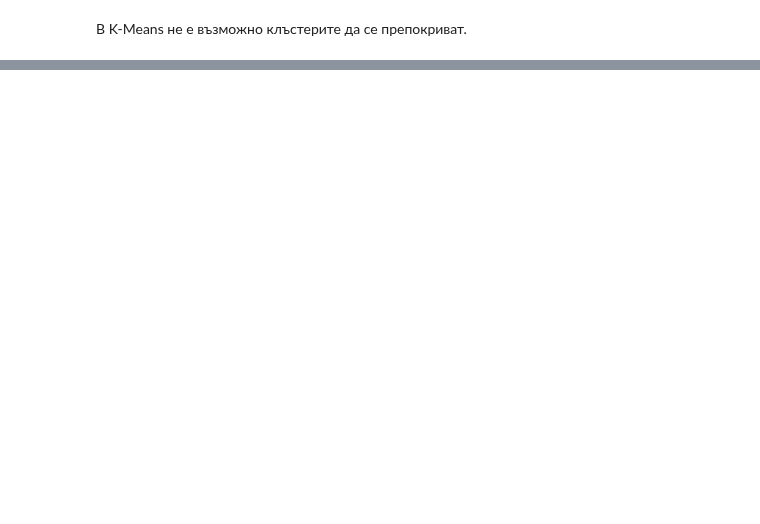
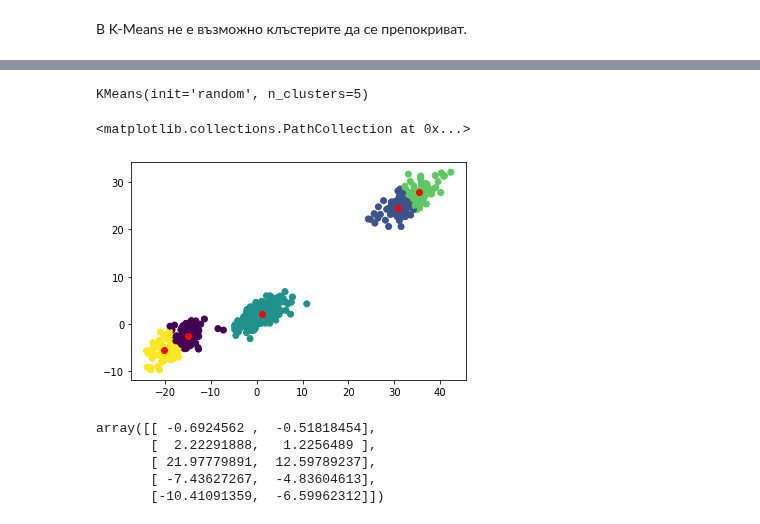
Before and after one commit to GalkaKG/Machine-Learning, a Jupyter notebook: 06.Clustering/Clustering.ipynb, the cells around one changed output, grey strips where cells are left out. Saved outputs shown, nothing was run; the diff lists cells and outputs as text; code cells hidden in the pictures; blank space fills up the shorter version.

```diff
--- a/06.Clustering/Clustering.ipynb
+++ b/06.Clustering/Clustering.ipynb
@@ -227,2 +227,7 @@ plt.scatter(attributes[:, 0], attributes[:, 1], c = k_means.predict(attributes))
 # %% [markdown]
 В K-Means не е възможно клъстерите да се препокриват.
+# %%
+attributes_skewed = attributes @ np.array([
+    [1, 2],
+    [3, 1]
+])
@@ -228,0 +239,18 @@ plt.scatter(attributes[:, 0], attributes[:, 1], c = k_means.predict(attributes))
+# %%
+k_means.fit(attributes_skewed)
+# %% [output]
+KMeans(init='random', n_clusters=5)
+# %%
+plt.scatter(attributes_skewed[:, 0], attributes_skewed[:, 1], c = k_means.predict(attributes_skewed))
+plt.scatter(k_means.cluster_centers_[:, 0], k_means.cluster_centers_[:, 1], c = "r")
+# %% [output]
+<matplotlib.collections.PathCollection at 0x...>
+[figure, added]
+# %%
+k_means.cluster_centers_
+# %% [output]
+array([[ -0.6924562 ,  -0.51818454],
+       [  2.22291888,   1.2256489 ],
+       [ 21.97779891,  12.59789237],
+       [ -7.43627267,  -4.83604613],
+       [-10.41091359,  -6.59962312]])
```
Also changed, not shown: parts of 11 cells of this notebook, 1 other file.
